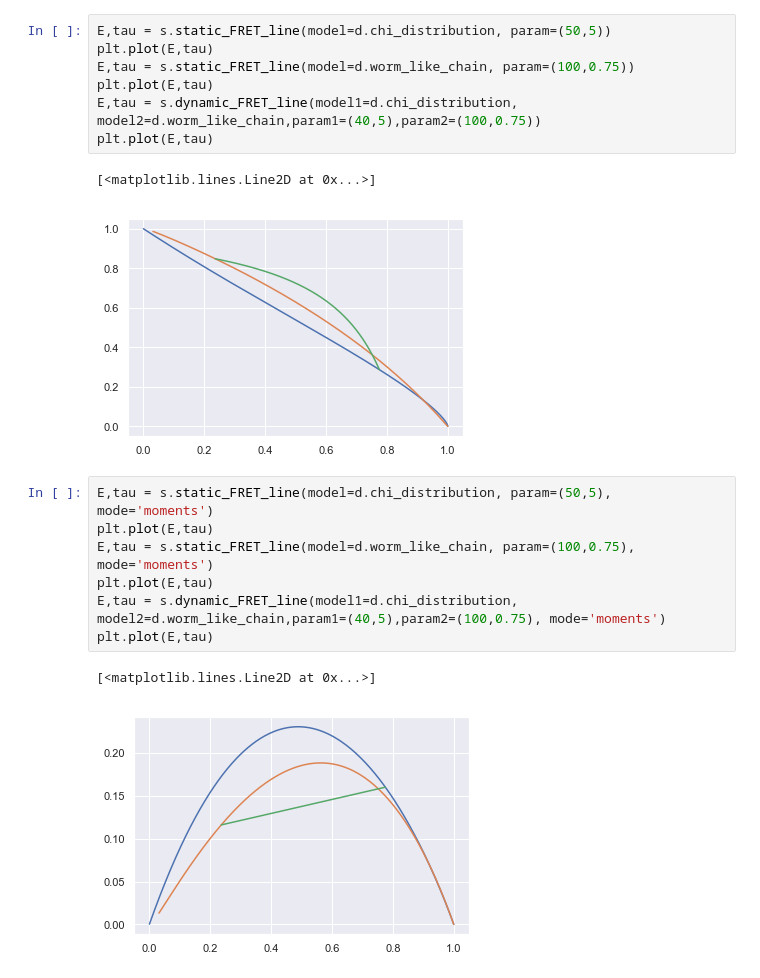
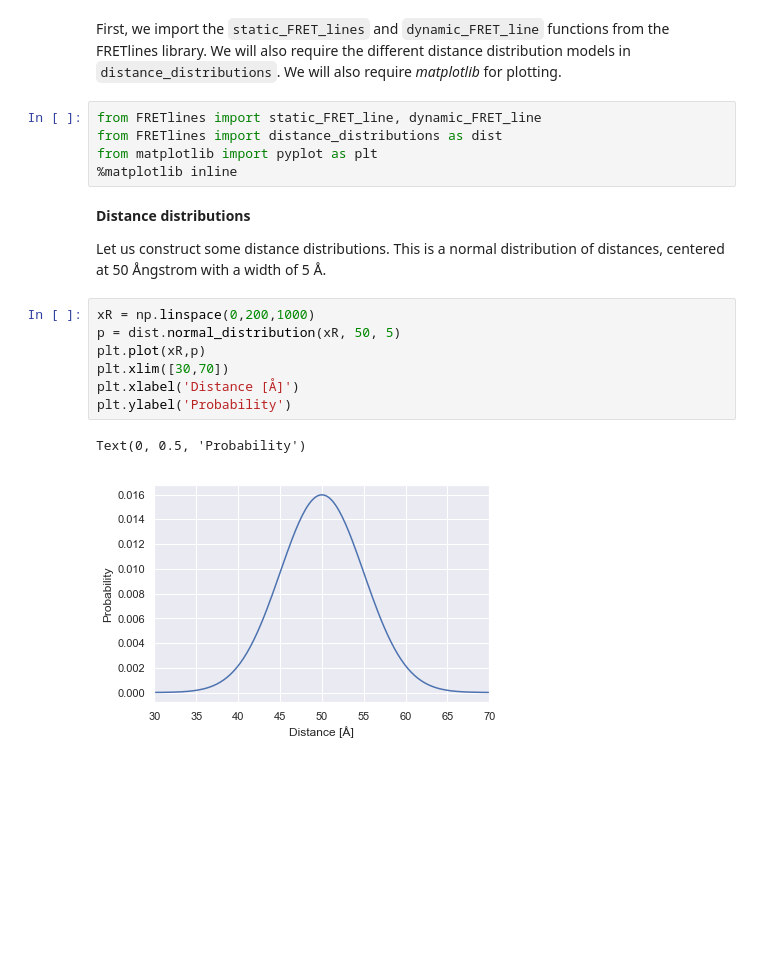
Before and after one commit to Fluorescence-Tools/FRETlines, a Jupyter notebook: FRETlines.ipynb, the cells around one changed output. Saved outputs shown, nothing was run; the diff lists cells and outputs as text; blank space fills up the shorter version.

```diff
--- a/FRETlines.ipynb
+++ b/FRETlines.ipynb
@@ -105,20 +1,22 @@ plt.plot(e,e*(1-e))
-# %%
-E,tau = s.static_FRET_line(model=d.chi_distribution, param=(50,5))
-plt.plot(E,tau)
-E,tau = s.static_FRET_line(model=d.worm_like_chain, param=(100,0.75))
-plt.plot(E,tau)
-E,tau = s.dynamic_FRET_line(model1=d.chi_distribution, model2=d.worm_like_chain,param1=(40,5),param2=(100,0.75))
-plt.plot(E,tau)
-# %% [output]
-[<matplotlib.lines.Line2D at 0x...>]
-[figure, removed]
-# %%
-E,tau = s.static_FRET_line(model=d.chi_distribution, param=(50,5), mode='moments')
-plt.plot(E,tau)
-E,tau = s.static_FRET_line(model=d.worm_like_chain, param=(100,0.75), mode='moments')
-plt.plot(E,tau)
-E,tau = s.dynamic_FRET_line(model1=d.chi_distribution, model2=d.worm_like_chain,param1=(40,5),param2=(100,0.75), mode='moments')
-plt.plot(E,tau)
-# %% [output]
-[<matplotlib.lines.Line2D at 0x...>]
-[figure, removed]
+# %% [markdown]
+First, we import the `static_FRET_lines` and `dynamic_FRET_line` functions from the FRETlines library. We will also require the different distance distribution models in `distance_distributions`.
+We will also require *matplotlib* for plotting.
+# %%
+from FRETlines import static_FRET_line, dynamic_FRET_line
+from FRETlines import distance_distributions as dist
+from matplotlib import pyplot as plt
+%matplotlib inline
+# %% [markdown]
+**Distance distributions**
+
+Let us construct some distance distributions. This is a normal distribution of distances, centered at 50 Ångstrom with a width of 5 Å.
+# %%
+xR = np.linspace(0,200,1000)
+p = dist.normal_distribution(xR, 50, 5)
+plt.plot(xR,p)
+plt.xlim([30,70])
+plt.xlabel('Distance [Å]')
+plt.ylabel('Probability')
+# %% [output]
+Text(0, 0.5, 'Probability')
+[figure, added]
```
Also changed, not shown: parts of 44 cells of this notebook, 1 other file.
